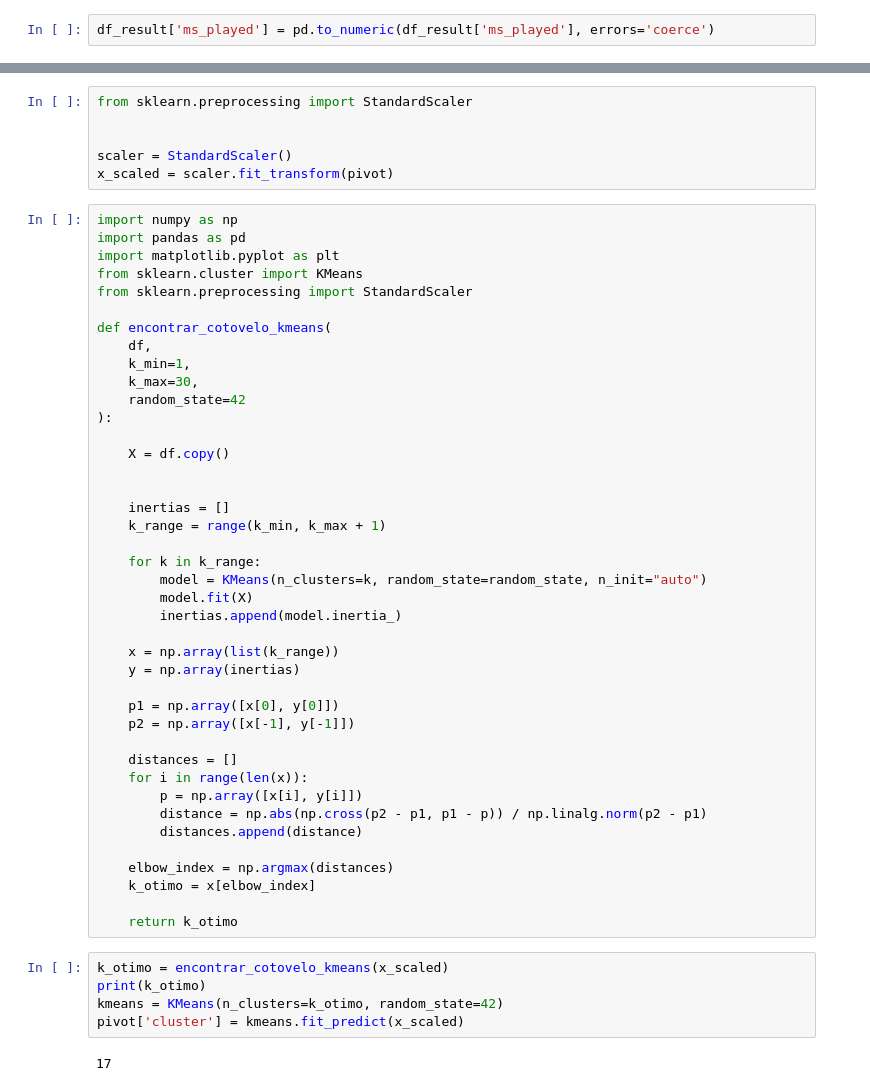
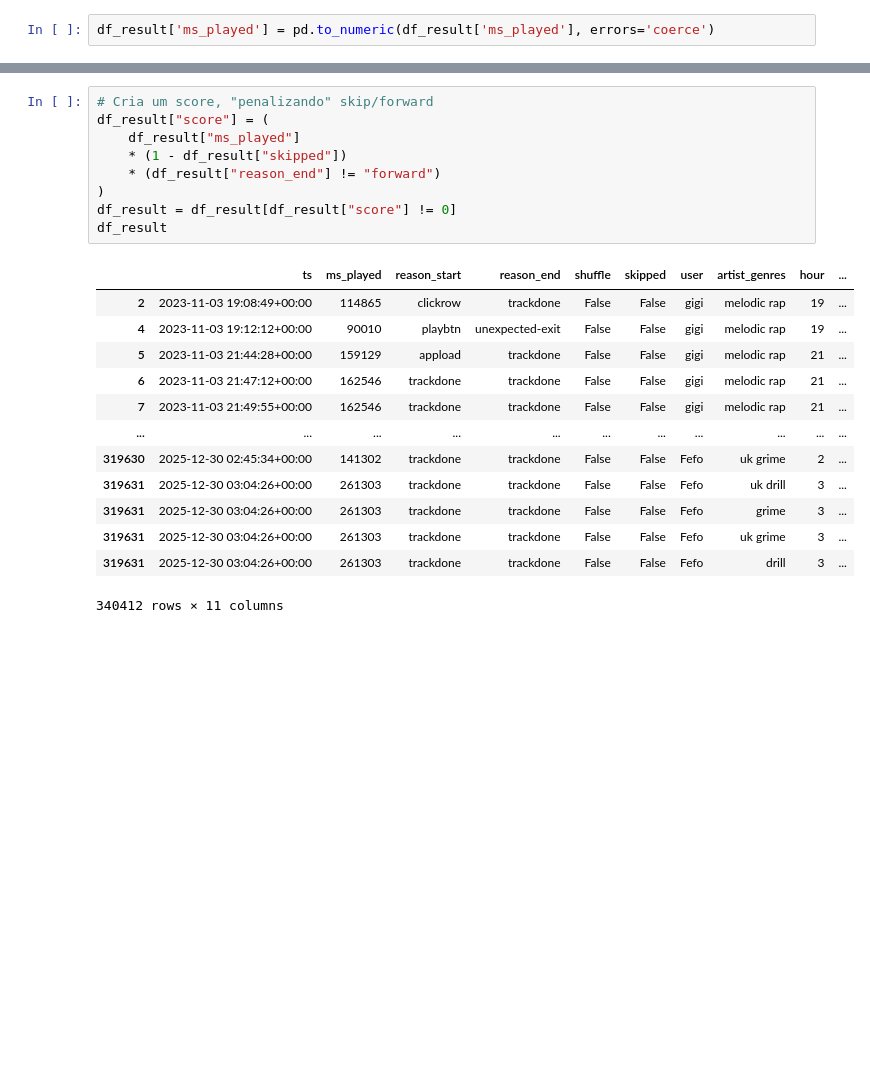
Before and after one commit to Gueguelas/Spotify-Data-Analytics, a Jupyter notebook: notebooks/analise.ipynb, the cells around one changed output, grey strips where cells are left out. Drawn from its saved outputs; the diff is of its cells as text; blank space fills up the shorter version.

```diff
--- a/notebooks/analise.ipynb
+++ b/notebooks/analise.ipynb
@@ -103,54 +58,23 @@ pivot.columns = [
-# %%
-from sklearn.preprocessing import StandardScaler
-
-
-scaler = StandardScaler()
-x_scaled = scaler.fit_transform(pivot)
-# %%
-import numpy as np
-import pandas as pd
-import matplotlib.pyplot as plt
-from sklearn.cluster import KMeans
-from sklearn.preprocessing import StandardScaler
-
-def encontrar_cotovelo_kmeans(
-    df,
-    k_min=1,
-    k_max=30,
-    random_state=42
-):
-
-    X = df.copy()
-
-
-    inertias = []
-    k_range = range(k_min, k_max + 1)
-
-    for k in k_range:
-        model = KMeans(n_clusters=k, random_state=random_state, n_init="auto")
-        model.fit(X)
-        inertias.append(model.inertia_)
-
-    x = np.array(list(k_range))
-    y = np.array(inertias)
-
-    p1 = np.array([x[0], y[0]])
-    p2 = np.array([x[-1], y[-1]])
-
-    distances = []
-    for i in range(len(x)):
-        p = np.array([x[i], y[i]])
-        distance = np.abs(np.cross(p2 - p1, p1 - p)) / np.linalg.norm(p2 - p1)
-        distances.append(distance)
-
-    elbow_index = np.argmax(distances)
-    k_otimo = x[elbow_index]
-
-    return k_otimo
-# %%
-k_otimo = encontrar_cotovelo_kmeans(x_scaled)
-print(k_otimo)
-kmeans = KMeans(n_clusters=k_otimo, random_state=42)
-pivot['cluster'] = kmeans.fit_predict(x_scaled)
-# %% [output]
-17
+# %%
+# Cria um score, "penalizando" skip/forward
+df_result["score"] = (
+    df_result["ms_played"]
+    * (1 - df_result["skipped"])
+    * (df_result["reason_end"] != "forward")
+)
+df_result = df_result[df_result["score"] != 0]
+df_result
+# %% [output]
+|  | ts | ms_played | reason_start | reason_end | shuffle | skipped | user | artist_genres | hour | ... |
+| 2 | 2023-11-03 19:08:49+00:00 | 114865 | clickrow | trackdone | False | False | gigi | melodic rap | 19 | ... |
+| 4 | 2023-11-03 19:12:12+00:00 | 90010 | playbtn | unexpected-exit | False | False | gigi | melodic rap | 19 | ... |
+| 5 | 2023-11-03 21:44:28+00:00 | 159129 | appload | trackdone | False | False | gigi | melodic rap | 21 | ... |
+| 6 | 2023-11-03 21:47:12+00:00 | 162546 | trackdone | trackdone | False | False | gigi | melodic rap | 21 | ... |
+| 7 | 2023-11-03 21:49:55+00:00 | 162546 | trackdone | trackdone | False | False | gigi | melodic rap | 21 | ... |
+| ... | ... | ... | ... | ... | ... | ... | ... | ... | ... | ... |
+| 319630 | 2025-12-30 02:45:34+00:00 | 141302 | trackdone | trackdone | False | False | Fefo | uk grime | 2 | ... |
+| 319631 | 2025-12-30 03:04:26+00:00 | 261303 | trackdone | trackdone | False | False | Fefo | uk drill | 3 | ... |
+| 319631 | 2025-12-30 03:04:26+00:00 | 261303 | trackdone | trackdone | False | False | Fefo | grime | 3 | ... |
+| 319631 | 2025-12-30 03:04:26+00:00 | 261303 | trackdone | trackdone | False | False | Fefo | uk grime | 3 | ... |
+| 319631 | 2025-12-30 03:04:26+00:00 | 261303 | trackdone | trackdone | False | False | Fefo | drill | 3 | ... |
+340412 rows × 11 columns
```
Also changed, not shown: parts of 12 cells of this notebook.
